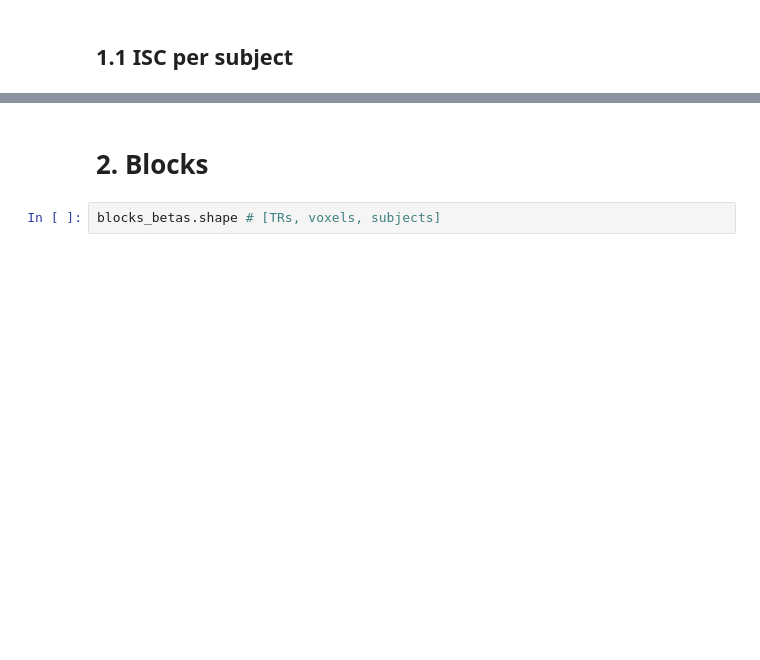
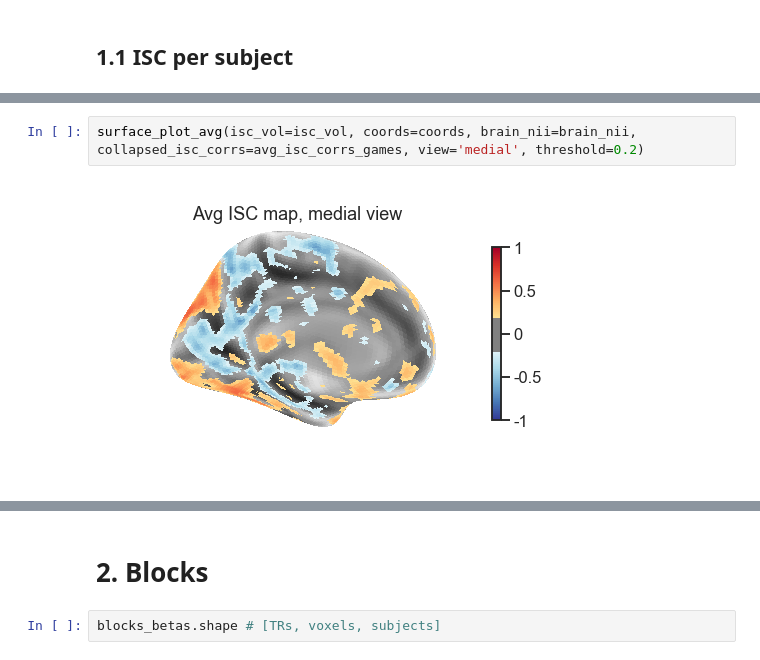
Before and after one commit to tomov/VGDL-fMRI-Python-Data-Analysis, a Jupyter notebook: Multivariate_analyses/smooth_betas_analysis_ISC.ipynb, the cells around one changed output, grey strips where cells are left out. Cells and saved outputs as stored; diff of their text form; blank space fills up the shorter version.

```diff
--- a/Multivariate_analyses/smooth_betas_analysis_ISC.ipynb
+++ b/Multivariate_analyses/smooth_betas_analysis_ISC.ipynb
@@ -437,0 +450,4 @@ plotting.plot_stat_map(stat_map_img=avg_isc_nifti, display_mode='x',
+# %%
+surface_plot_avg(isc_vol=isc_vol, coords=coords, brain_nii=brain_nii, collapsed_isc_corrs=avg_isc_corrs_games, view='medial', threshold=0.2)
+# %% [output]
+[figure, added]
```
Also changed, not shown: parts of 16 cells of this notebook.
